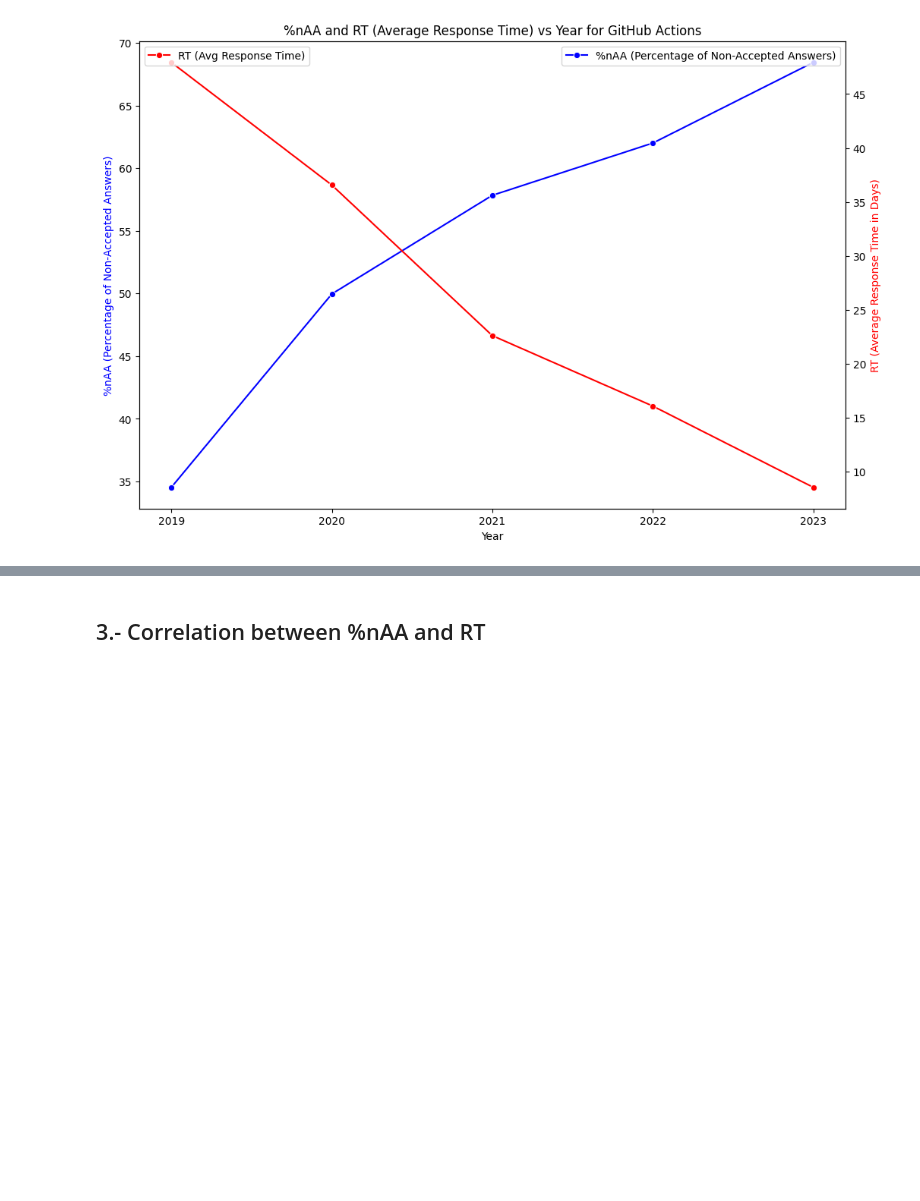
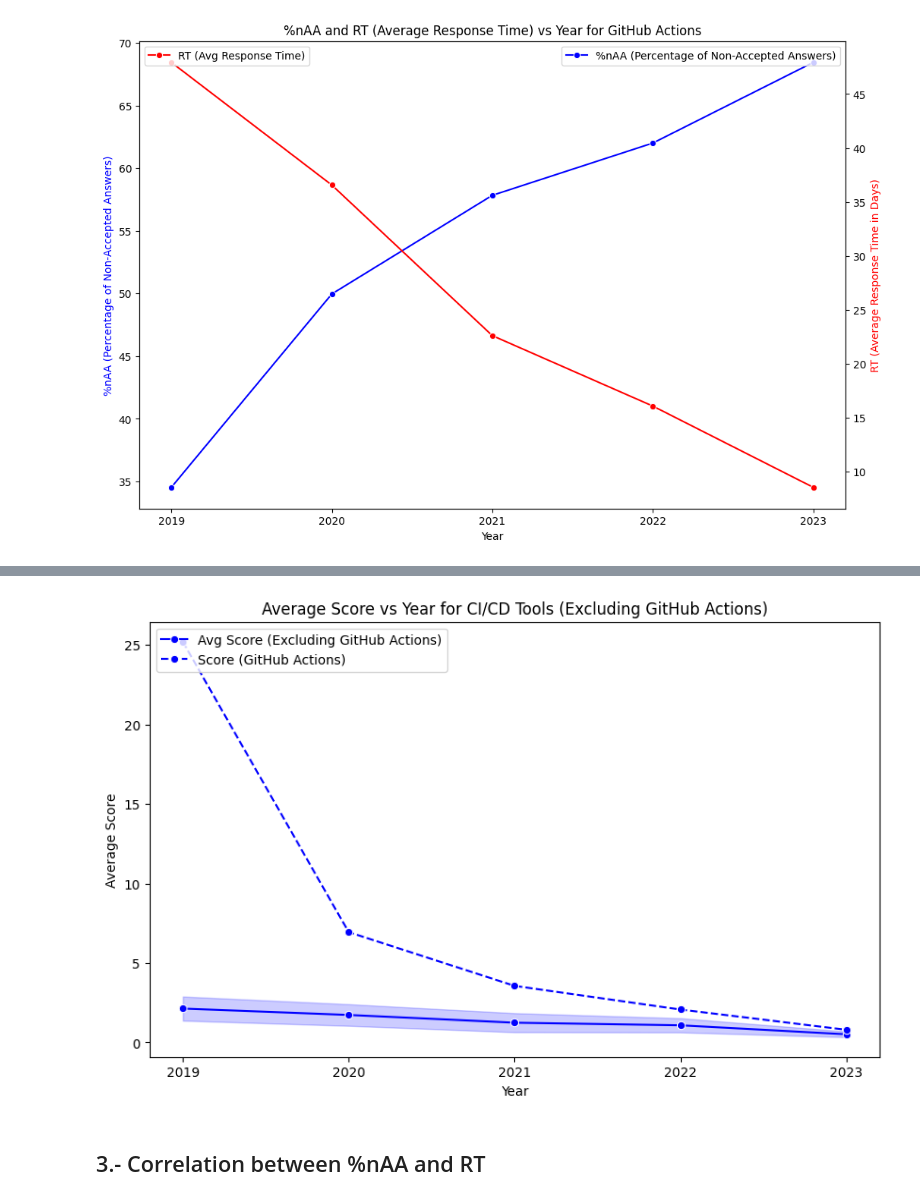
Before and after one commit to sandro-hernandez/GA_Developer_Needs_replication_package, a Jupyter notebook: RQ1_Relevance/ci_tools.ipynb, the cells around one changed output, grey strips where cells are left out. Saved outputs shown, nothing was run; the diff lists cells and outputs as text; code cells hidden in the pictures; blank space fills up the shorter version.

```diff
--- a/RQ1_Relevance/ci_tools.ipynb
+++ b/RQ1_Relevance/ci_tools.ipynb
@@ -485,3 +611,48 @@ plt.show()
+# %%
+# Filter the data for GitHub Actions and other tools separately
+gha_df = final_df[final_df['Tool'] == 'github-actions']
+other_tools_df = final_df[final_df['Tool'] != 'github-actions']
+
+# Calculate the average and standard deviation for Average Score for all tools except GitHub Actions
+avg_other_tools = other_tools_df.groupby('Year').agg({
+    'Average Score': 'mean'
+}).reset_index()
+
+std_other_tools = other_tools_df.groupby('Year').agg({
+    'Average Score': 'std'
+}).reset_index()
+
+# Set the figure size
+fig, ax = plt.subplots(figsize=(10, 6))
+
+# Plotting Average Score vs Year for other tools (average)
+sns.lineplot(x='Year', y='Average Score', data=avg_other_tools, marker='o', ax=ax, label='Avg Score (Excluding GitHub Actions)', color='b')
+sns.lineplot(x='Year', y='Average Score', data=gha_df, marker='o', ax=ax, label='Score (GitHub Actions)', color='blue', linestyle='--')
+
+# Adding shaded area for Average Score standard deviation
+ax.fill_between(avg_other_tools['Year'],
+                 avg_other_tools['Average Score'] - std_other_tools['Average Score'],
+                 avg_other_tools['Average Score'] + std_other_tools['Average Score'],
+                 color='b', alpha=0.2)
+
+# Labels and title
+plt.title('Average Score vs Year for CI/CD Tools (Excluding GitHub Actions)')
+ax.set_xlabel('Year')
+ax.set_ylabel('Average Score')
+
+# Customizing the legend
+ax.legend(loc='upper left')
+
+# Set x-ticks to display only specific years
+ax.set_xticks([2019, 2020, 2021, 2022, 2023])
+
+# Save the plot to a file
+plt.savefig('figs/Score_vs_time_excluding_gha.png')
+
+# Show the plot
+plt.show()
+# %% [output]
+[figure, added]
 # %% [markdown]
 ## 3.- Correlation between %nAA and RT
 # %%
```
Also changed, not shown: parts of 7 cells of this notebook, 30 other files.
